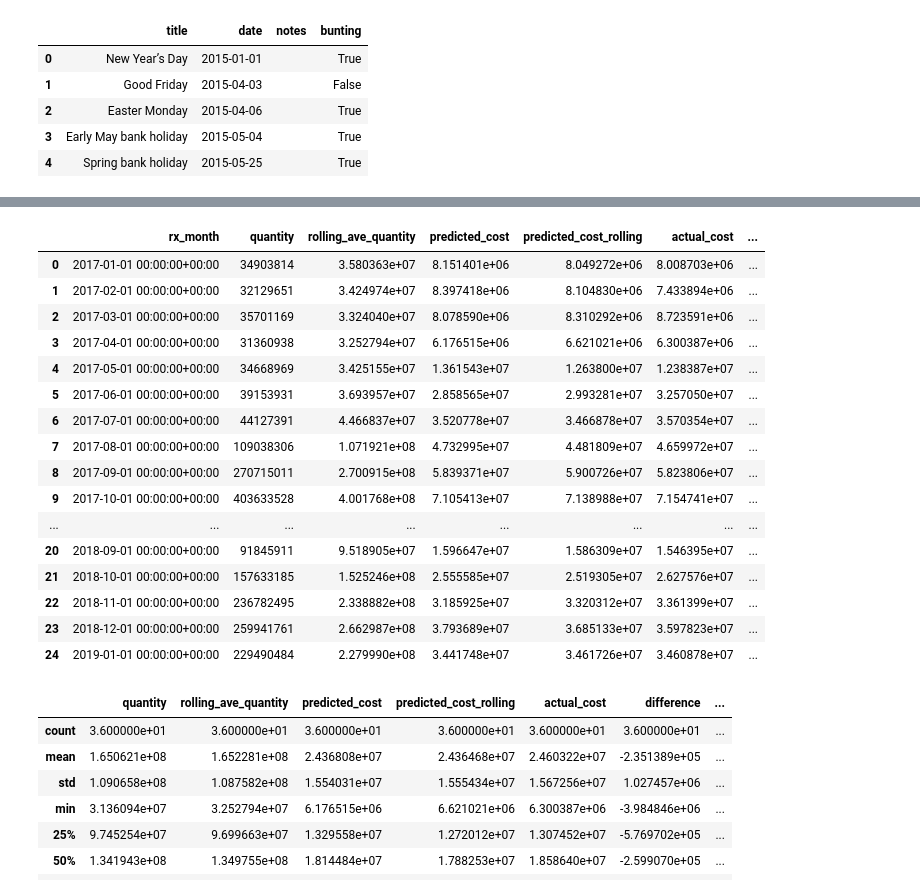
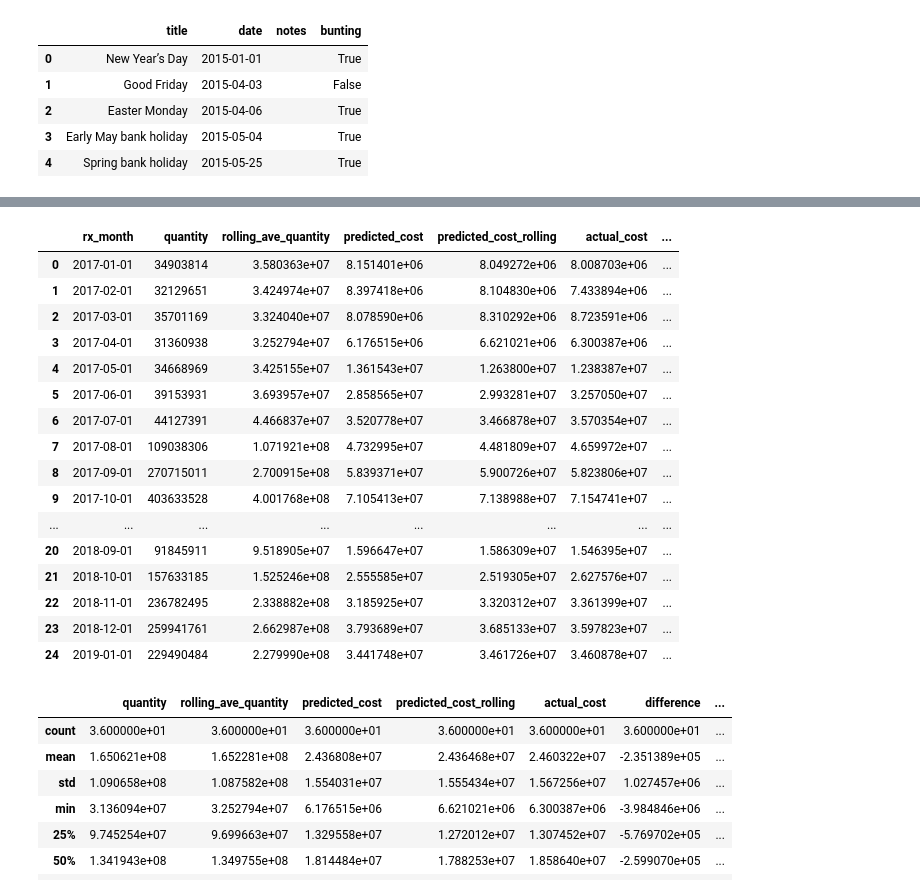
Before and after one commit to ebmdatalab/price-concessions-accuracy-notebook, a Jupyter notebook: notebooks/priceconcessions.ipynb, the cells around one changed output, grey strips where cells are left out. Drawn from its saved outputs; the diff is of its cells as text; code cells hidden in the pictures.

```diff
--- a/notebooks/priceconcessions.ipynb
+++ b/notebooks/priceconcessions.ipynb
@@ -447,6 +302,4 @@ result.head()
-# %%
-result['predicted_cost_adj']=(result['bdays2']/result['bdays'])*result['predicted_cost']
-# %%
-result['difference_adj']=result['predicted_cost_adj']-result['actual_cost']
-# %%
-result['percent_difference_adj']=result['difference_adj']/result['actual_cost']
+# %%
+ncso_sum_df['predicted_cost_work_days_adj']=(ncso_sum_df['bdays2']/ncso_sum_df['bdays'])*result['predicted_cost']
+ncso_sum_df['difference_work_day_adj']=ncso_sum_df['predicted_cost_work_days_adj']-ncso_sum_df['actual_cost']
+ncso_sum_df['percent_difference_work_days_adj']=ncso_sum_df['difference_work_day_adj']/ncso_sum_df['actual_cost']
@@ -457,23 +320,23 @@ ax = result.plot.bar(figsize = (12,6), x='rx_month', y='percent_difference_adj')
 # %%
-result.head(25)
+ncso_sum_df.head(25)
 # %% [output]
 |  | rx_month | quantity | rolling_ave_quantity | predicted_cost | predicted_cost_rolling | actual_cost | ... |
-| 0 | 2017-01-01 00:00:00+00:00 | 34903814 | 3.580363e+07 | 8.151401e+06 | 8.049272e+06 | 8.008703e+06 | ... |
-| 1 | 2017-02-01 00:00:00+00:00 | 32129651 | 3.424974e+07 | 8.397418e+06 | 8.104830e+06 | 7.433894e+06 | ... |
-| 2 | 2017-03-01 00:00:00+00:00 | 35701169 | 3.324040e+07 | 8.078590e+06 | 8.310292e+06 | 8.723591e+06 | ... |
-| 3 | 2017-04-01 00:00:00+00:00 | 31360938 | 3.252794e+07 | 6.176515e+06 | 6.621021e+06 | 6.300387e+06 | ... |
-| 4 | 2017-05-01 00:00:00+00:00 | 34668969 | 3.425155e+07 | 1.361543e+07 | 1.263800e+07 | 1.238387e+07 | ... |
-| 5 | 2017-06-01 00:00:00+00:00 | 39153931 | 3.693957e+07 | 2.858565e+07 | 2.993281e+07 | 3.257050e+07 | ... |
-| 6 | 2017-07-01 00:00:00+00:00 | 44127391 | 4.466837e+07 | 3.520778e+07 | 3.466878e+07 | 3.570354e+07 | ... |
-| 7 | 2017-08-01 00:00:00+00:00 | 109038306 | 1.071921e+08 | 4.732995e+07 | 4.481809e+07 | 4.659972e+07 | ... |
-| 8 | 2017-09-01 00:00:00+00:00 | 270715011 | 2.700915e+08 | 5.839371e+07 | 5.900726e+07 | 5.823806e+07 | ... |
-| 9 | 2017-10-01 00:00:00+00:00 | 403633528 | 4.001768e+08 | 7.105413e+07 | 7.138988e+07 | 7.154741e+07 | ... |
+| 0 | 2017-01-01 | 34903814 | 3.580363e+07 | 8.151401e+06 | 8.049272e+06 | 8.008703e+06 | ... |
+| 1 | 2017-02-01 | 32129651 | 3.424974e+07 | 8.397418e+06 | 8.104830e+06 | 7.433894e+06 | ... |
+| 2 | 2017-03-01 | 35701169 | 3.324040e+07 | 8.078590e+06 | 8.310292e+06 | 8.723591e+06 | ... |
+| 3 | 2017-04-01 | 31360938 | 3.252794e+07 | 6.176515e+06 | 6.621021e+06 | 6.300387e+06 | ... |
+| 4 | 2017-05-01 | 34668969 | 3.425155e+07 | 1.361543e+07 | 1.263800e+07 | 1.238387e+07 | ... |
+| 5 | 2017-06-01 | 39153931 | 3.693957e+07 | 2.858565e+07 | 2.993281e+07 | 3.257050e+07 | ... |
+| 6 | 2017-07-01 | 44127391 | 4.466837e+07 | 3.520778e+07 | 3.466878e+07 | 3.570354e+07 | ... |
+| 7 | 2017-08-01 | 109038306 | 1.071921e+08 | 4.732995e+07 | 4.481809e+07 | 4.659972e+07 | ... |
+| 8 | 2017-09-01 | 270715011 | 2.700915e+08 | 5.839371e+07 | 5.900726e+07 | 5.823806e+07 | ... |
+| 9 | 2017-10-01 | 403633528 | 4.001768e+08 | 7.105413e+07 | 7.138988e+07 | 7.154741e+07 | ... |
 | ... | ... | ... | ... | ... | ... | ... | ... |
-| 20 | 2018-09-01 00:00:00+00:00 | 91845911 | 9.518905e+07 | 1.596647e+07 | 1.586309e+07 | 1.546395e+07 | ... |
-| 21 | 2018-10-01 00:00:00+00:00 | 157633185 | 1.525246e+08 | 2.555585e+07 | 2.519305e+07 | 2.627576e+07 | ... |
-| 22 | 2018-11-01 00:00:00+00:00 | 236782495 | 2.338882e+08 | 3.185925e+07 | 3.320312e+07 | 3.361399e+07 | ... |
-| 23 | 2018-12-01 00:00:00+00:00 | 259941761 | 2.662987e+08 | 3.793689e+07 | 3.685133e+07 | 3.597823e+07 | ... |
-| 24 | 2019-01-01 00:00:00+00:00 | 229490484 | 2.279990e+08 | 3.441748e+07 | 3.461726e+07 | 3.460878e+07 | ... |
+| 20 | 2018-09-01 | 91845911 | 9.518905e+07 | 1.596647e+07 | 1.586309e+07 | 1.546395e+07 | ... |
+| 21 | 2018-10-01 | 157633185 | 1.525246e+08 | 2.555585e+07 | 2.519305e+07 | 2.627576e+07 | ... |
+| 22 | 2018-11-01 | 236782495 | 2.338882e+08 | 3.185925e+07 | 3.320312e+07 | 3.361399e+07 | ... |
+| 23 | 2018-12-01 | 259941761 | 2.662987e+08 | 3.793689e+07 | 3.685133e+07 | 3.597823e+07 | ... |
+| 24 | 2019-01-01 | 229490484 | 2.279990e+08 | 3.441748e+07 | 3.461726e+07 | 3.460878e+07 | ... |
 # %%
 result.describe()
 # %% [output]
```
Also changed, not shown: parts of 33 cells of this notebook, 9 other files.
